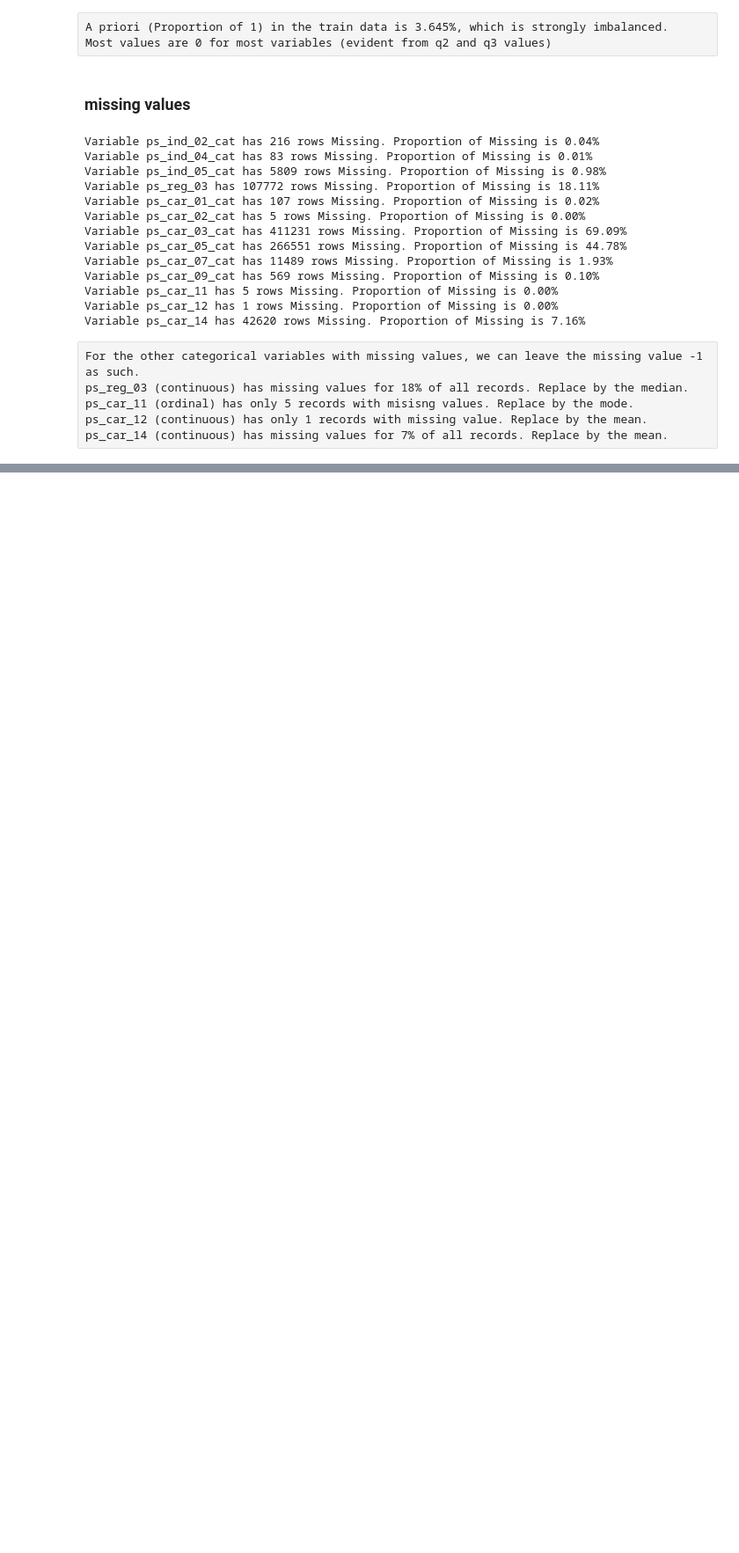
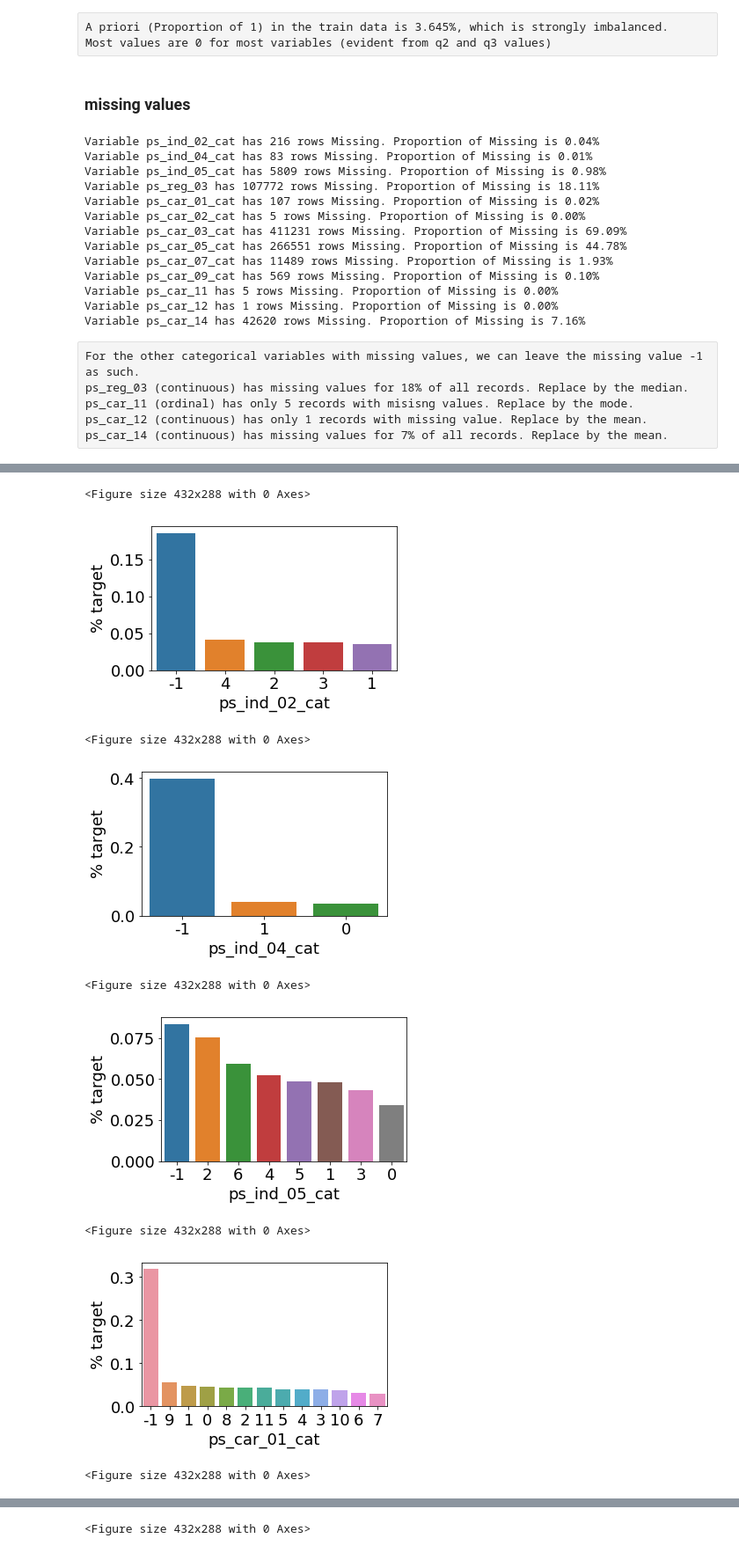
Before and after one commit to Deepesh87/Porto-Seguro, a Jupyter notebook: Porto_Seguro.ipynb, the cells around one changed output, grey strips where cells are left out. Shown: that part at 88% size. Cells and saved outputs as stored; diff of their text form; code cells hidden in the pictures; blank space fills up the shorter version.

```diff
--- a/Porto_Seguro.ipynb
+++ b/Porto_Seguro.ipynb
@@ -223,0 +224,5 @@ train['ps_car_14'].fillna(value=train['ps_car_14'].median(),inplace=True)
+# %%
+#Cardinality or Number of Levels in the Categorical variable. This is large will result into too many Dummy Variables
+nominal_variables=meta[(meta.level=='nominal') & (meta.keep)].index
+for f in nominal_variables:
+    print('Variable {} has {} distinct levels'.format(f,train[f].value_counts().shape[0]))
@@ -223,0 +252,4 @@ train['ps_car_14'].fillna(value=train['ps_car_14'].median(),inplace=True)
+# %%
+#like jitter function of Tableau
+def add_noise(series, noise_level):#Noise Level should be a Proportion (0-1, 0.01 means 1%)
+    return series * (1 + noise_level * np.random.randn(len(series)))
@@ -223,0 +309,13 @@ train['ps_car_14'].fillna(value=train['ps_car_14'].median(),inplace=True)
+# %%
+train_encoded, test_encoded = target_encode(train["ps_car_11_cat"],
+                             test["ps_car_11_cat"],
+                             target=train.target,
+                             min_samples_leaf=100,
+                             smoothing=10,
+                             noise_level=0.01)
+
+train['ps_car_11_cat_te'] = train_encoded
+#train.drop('ps_car_11_cat', axis=1, inplace=True)
+meta.loc['ps_car_11_cat','keep'] = False  # Updating the meta
+test['ps_car_11_cat_te'] = test_encoded
+# test.drop('ps_car_11_cat', axis=1, inplace=True)
@@ -223,0 +333,27 @@ train['ps_car_14'].fillna(value=train['ps_car_14'].median(),inplace=True)
+# %%
+#Categorical variables
+nominal_variables=meta[(meta.level=='nominal') & (meta.keep==True)].index
+
+for f in nominal_variables:
+    plt.figure()
+    fig, ax = plt.subplots(figsize=(5,3))
+    # Calculate the percentage of target=1 per category value
+    cat_perc = train[[f, 'target']].groupby([f],as_index=False).mean()
+    cat_perc.sort_values(by='target', ascending=False, inplace=True)
+    # Bar plot
+    # Order the bars descending on target mean
+    sns.barplot(ax=ax, x=f, y='target', data=cat_perc, order=cat_perc[f])
+    plt.ylabel('% target', fontsize=18)
+    plt.xlabel(f, fontsize=18)
+    plt.tick_params(axis='both', which='major', labelsize=18)
+    plt.show();
+# %% [output]
+<Figure size 432x288 with 0 Axes>
+[figure, added]
+<Figure size 432x288 with 0 Axes>
+[figure, added]
+<Figure size 432x288 with 0 Axes>
+[figure, added]
+<Figure size 432x288 with 0 Axes>
+[figure, added]
+<Figure size 432x288 with 0 Axes>
@@ -223,0 +361 @@ train['ps_car_14'].fillna(value=train['ps_car_14'].median(),inplace=True)
+<Figure size 432x288 with 0 Axes>
```
Also changed, not shown: parts of 36 cells of this notebook.
